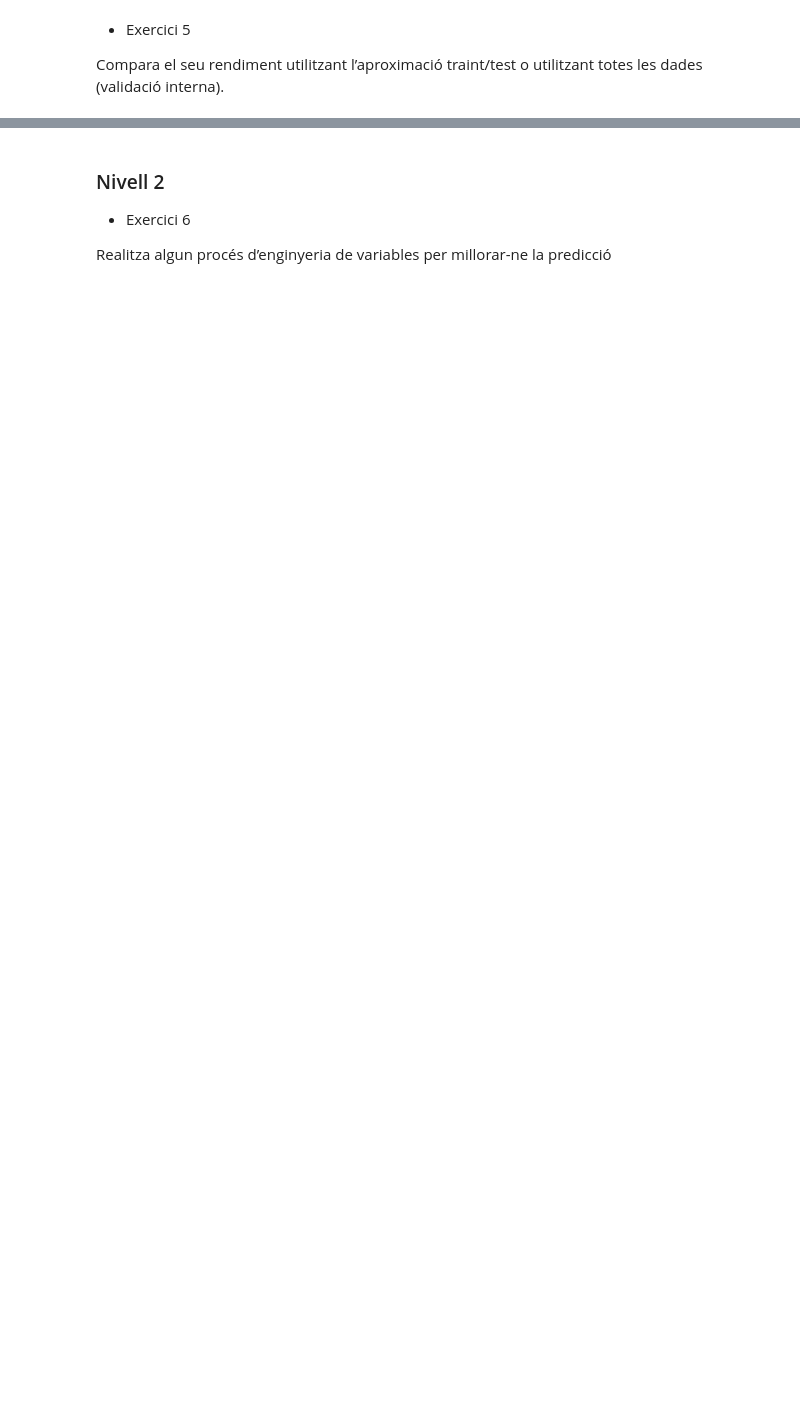
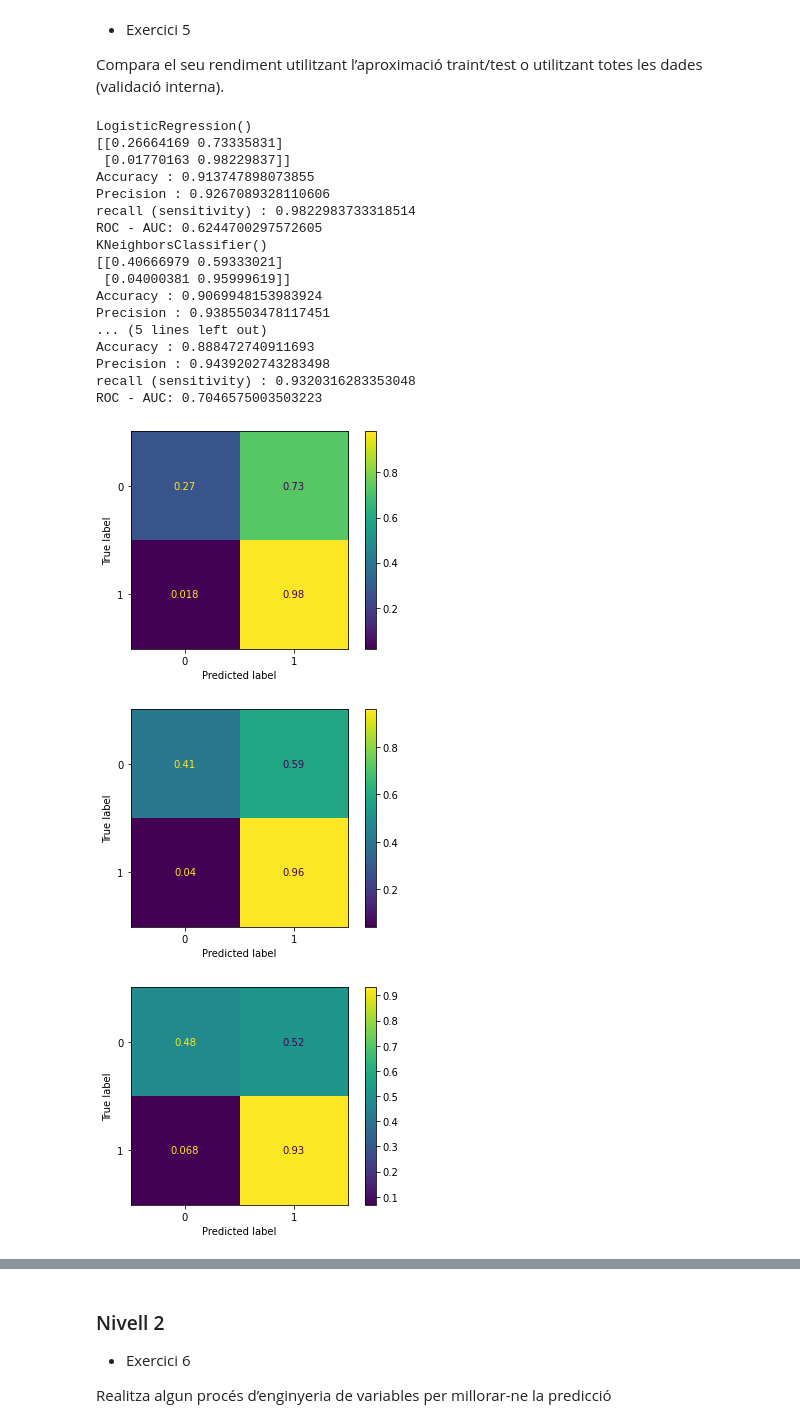
Before and after one commit to ManelForcales/Supervisat_Classificacio, a Jupyter notebook: Sprint13__classification.ipynb, the cells around one changed output, grey strips where cells are left out. Drawn from its saved outputs; the diff is of its cells as text; code cells hidden in the pictures; blank space fills up the shorter version.

```diff
--- a/Sprint13__classification.ipynb
+++ b/Sprint13__classification.ipynb
@@ -141,0 +217,44 @@ Compara el seu rendiment utilitzant l’aproximació traint/test o utilitzant to
+# %%
+X_train, X_test,y_train,y_test = train_test_split(X,y,test_size=0.3,stratify=y)
+# %%
+def analyze_clasification_model_1(model,X_train,X_test,y_train,y_test):
+    print(model)
+    model.fit(X_train,y_train)
+    y_pred = model.predict(X_test)
+    conf_matrix = confusion_matrix(y_test,y_pred,normalize='true')
+    print(conf_matrix)
+    print(f'Accuracy : {accuracy_score(y_test,y_pred)}')
+    print(f'Precision : {precision_score(y_test,y_pred)}')
+    print(f'recall (sensitivity) : {recall_score(y_test,y_pred)}')
+    print(f'ROC - AUC: {roc_auc_score(y_test,y_pred)}')
+
+    plot_confusion_matrix(model,X_test,y_test,normalize='true')
+# %%
+logistic = LogisticRegression()
+neighbor = KNeighborsClassifier()
+tree = DecisionTreeClassifier()
+modelos = [logistic,neighbor,tree]
+# %%
+for model in modelos:
+    analyze_clasification_model_1(model,X_train,X_test,y_train,y_test)
+# %% [output]
+LogisticRegression()
+[[0.26664169 0.73335831]
+ [0.01770163 0.98229837]]
+Accuracy : 0.913747898073855
+Precision : 0.9267089328110606
+recall (sensitivity) : 0.9822983733318514
+ROC - AUC: 0.6244700297572605
+KNeighborsClassifier()
+[[0.40666979 0.59333021]
+ [0.04000381 0.95999619]]
+Accuracy : 0.9069948153983924
+Precision : 0.9385503478117451
+... (5 lines left out)
+Accuracy : 0.888472740911693
+Precision : 0.9439202743283498
+recall (sensitivity) : 0.9320316283353048
+ROC - AUC: 0.7046575003503223
+[figure, added]
+[figure, added]
+[figure, added]
```
Also changed, not shown: parts of 30 cells of this notebook.
